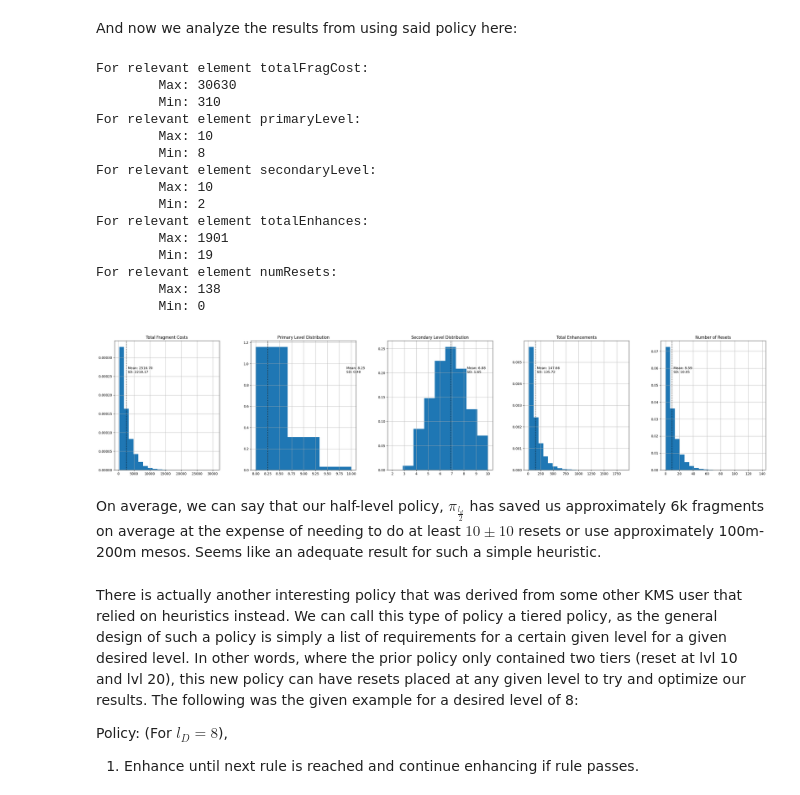
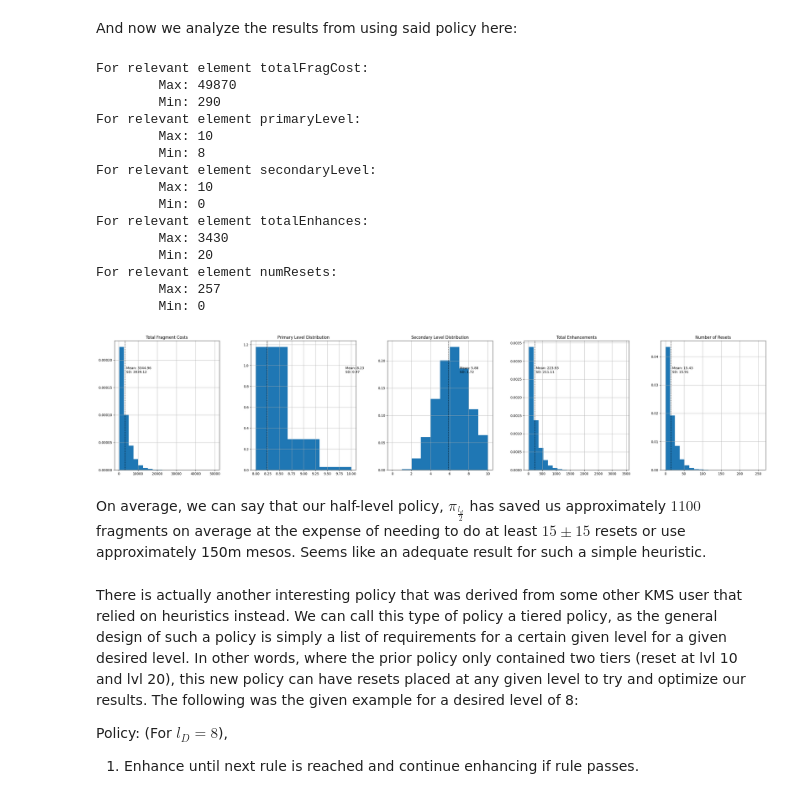
Before and after one commit to BrianMH/MSim, a Jupyter notebook: analysis/hexa_analysis.ipynb, the cells around one changed output. Cells and saved outputs as stored; diff of their text form; code cells hidden in the pictures.

```diff
--- a/analysis/hexa_analysis.ipynb
+++ b/analysis/hexa_analysis.ipynb
@@ -13,7 +13,7 @@ import pickle
 We should first try and make sure that our resultant values make sense.
 # %%
 # load file and observe attributes
-with open("./res_output_1target.pkl", 'rb') as inFile:
+with open("./res_output_0target.pkl", 'rb') as inFile:
     hexaRes = pickle.load(inFile)
 
 print("Current test output contains {} entries.".format(len(hexaRes)))
@@ -168,7 +196,7 @@ hexDf = pd.DataFrame.from_dict(hexaRes)
 del hexaRes
 
 # plot hists and meanlines
-binCnts = [20, 20, 3, 9] # our primary will only be 8/9/10
+binCnts = [20, 20, 3, 10] # our primary will only be 8/9/10
 fig, ax = plt.subplots(1, 4, figsize = (28, 7))
 plotNames = ["Total Fragment Costs", "Total Enhancements", "Primary Level Distribution", "Secondary Level Distribution"]
 
@@ -254,39 +282,39 @@ And now we analyze the results from using said policy here:
 # %%
 with open("./res_output_8target_halfpolicy.pkl", 'rb') as inFile:
     hexaRes = pickle.load(inFile)
 hexDf = pd.DataFrame.from_dict(hexaRes)
 del hexaRes
 
 # plot hists and meanlines
-binCnts = [20, 3, 9, 20, 20] # our primary will only be 8/9/10
+binCnts = [20, 3, 10, 20, 20] # our primary will only be 8/9/10
 fig, ax = plt.subplots(1, 5, figsize = (35, 7))
 plotNames = ["Total Fragment Costs", "Primary Level Distribution", "Secondary Level Distribution", "Total Enhancements", "Number of Resets"]
 
 for elemInd, relElem in enumerate(['totalFragCost', 'primaryLevel', 'secondaryLevel', 'totalEnhances', 'numResets']):
     hexDf.hist([relElem], bins = binCnts[elemInd], ax = ax[elemInd], density = True)
     ax[elemInd].set_title(plotNames[elemInd])
     plotMeanLine(hexDf[relElem], ax[elemInd])
 
     print("For relevant element {}:\n\tMax: {}\n\tMin: {}".format(relElem, hexDf[relElem].max(), hexDf[relElem].min()))
 # %% [output]
 For relevant element totalFragCost:
-        Max: 30630
-        Min: 310
+        Max: 49870
+        Min: 290
 For relevant element primaryLevel:
         Max: 10
         Min: 8
 For relevant element secondaryLevel:
         Max: 10
-        Min: 2
+        Min: 0
 For relevant element totalEnhances:
-        Max: 1901
-        Min: 19
+        Max: 3430
+        Min: 20
 For relevant element numResets:
-        Max: 138
+        Max: 257
         Min: 0
-[figure, old version]
+[figure, new version]
 # %% [markdown]
-On average, we can say that our half-level policy, $\pi_\frac{l_d}{2}$ has saved us approximately 6k fragments on average at the expense of needing to do at least $10\pm10$ resets or use approximately 100m-200m mesos. Seems like an adequate result for such a simple heuristic.
+On average, we can say that our half-level policy, $\pi_\frac{l_d}{2}$ has saved us approximately $1100$ fragments on average at the expense of needing to do at least $15\pm15$ resets or use approximately 150m mesos. Seems like an adequate result for such a simple heuristic.
 # %% [markdown]
 There is actually another interesting policy that was derived from some other KMS user that relied on heuristics instead. We can call this type of policy a tiered policy, as the general design of such a policy is simply a list of requirements for a certain given level for a given desired level. In other words, where the prior policy only contained two tiers (reset at lvl 10 and lvl 20), this new policy can have resets placed at any given level to try and optimize our results. The following was the given example for a desired level of 8:
 
```
Also changed, not shown: parts of 16 cells of this notebook, 4 other files.
